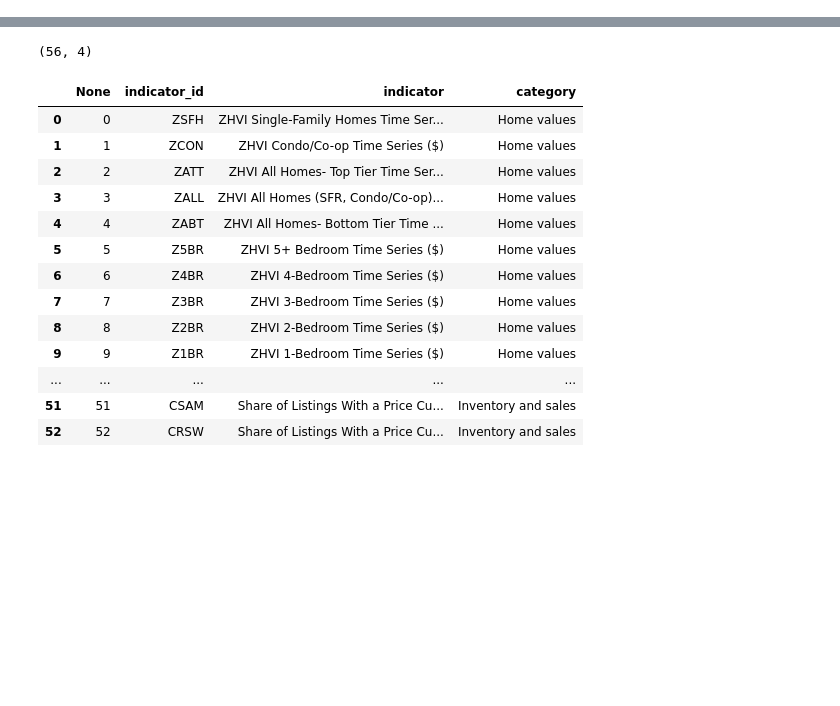
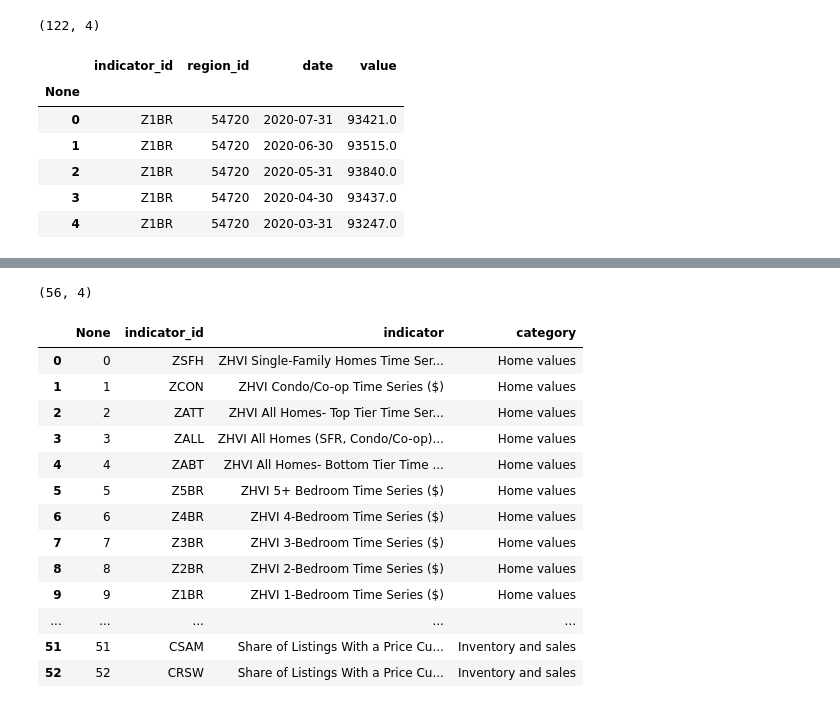
Before and after one commit to BloomTech-Labs/Labs26-Citrics-DS-TeamC, a Jupyter notebook: Real_Estate.ipynb, the cells around one changed output, grey strips where cells are left out. Saved outputs shown, nothing was run; the diff lists cells and outputs as text; code cells hidden in the pictures; blank space fills up the shorter version.

```diff
--- a/Real_Estate.ipynb
+++ b/Real_Estate.ipynb
@@ -55,6 +40,22 @@ quandl.ApiConfig.api_key = 'db1wD3BsXUWh1FzuYCNQ'
 #                         region_id='54720')
 
 
-data = quandl.get_table('ZILLOW/DATA', region_id='54720', paginate=True)
+data = quandl.get_table('ZILLOW/DATA',
+                        region_id='54720',
+                        indicator_id=['Z1BR'],
+                        paginate=True)
+
 indicators = quandl.get_table('ZILLOW/INDICATORS', paginate=True)
 regions = quandl.get_table('ZILLOW/REGIONS', paginate=True)
+# %%
+print(data.shape)
+data.head()
+# %% [output]
+(122, 4)
+|  | indicator_id | region_id | date | value |
+| None |  |  |  |  |
+| 0 | Z1BR | 54720 | 2020-07-31 | 93421.0 |
+| 1 | Z1BR | 54720 | 2020-06-30 | 93515.0 |
+| 2 | Z1BR | 54720 | 2020-05-31 | 93840.0 |
+| 3 | Z1BR | 54720 | 2020-04-30 | 93437.0 |
+| 4 | Z1BR | 54720 | 2020-03-31 | 93247.0 |
```
Also changed, not shown: parts of 36 cells of this notebook.
